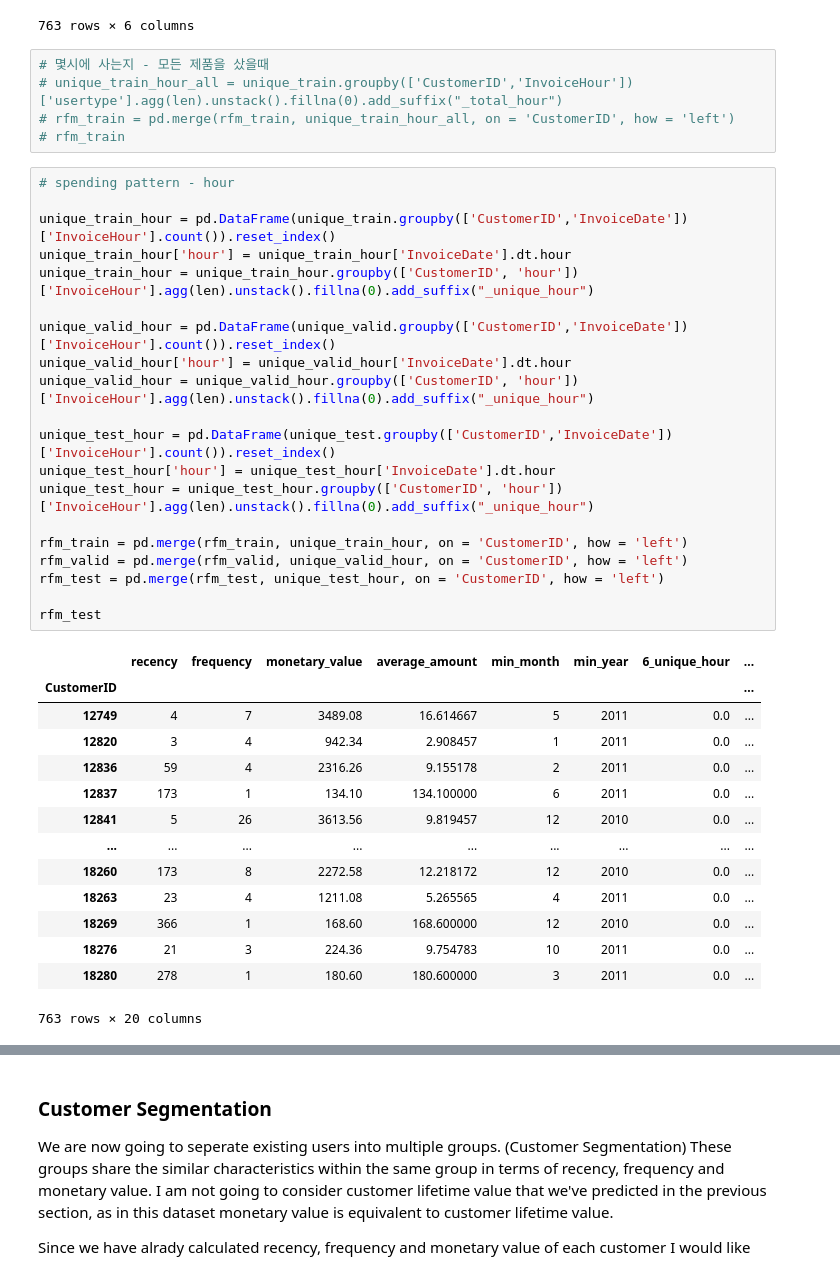
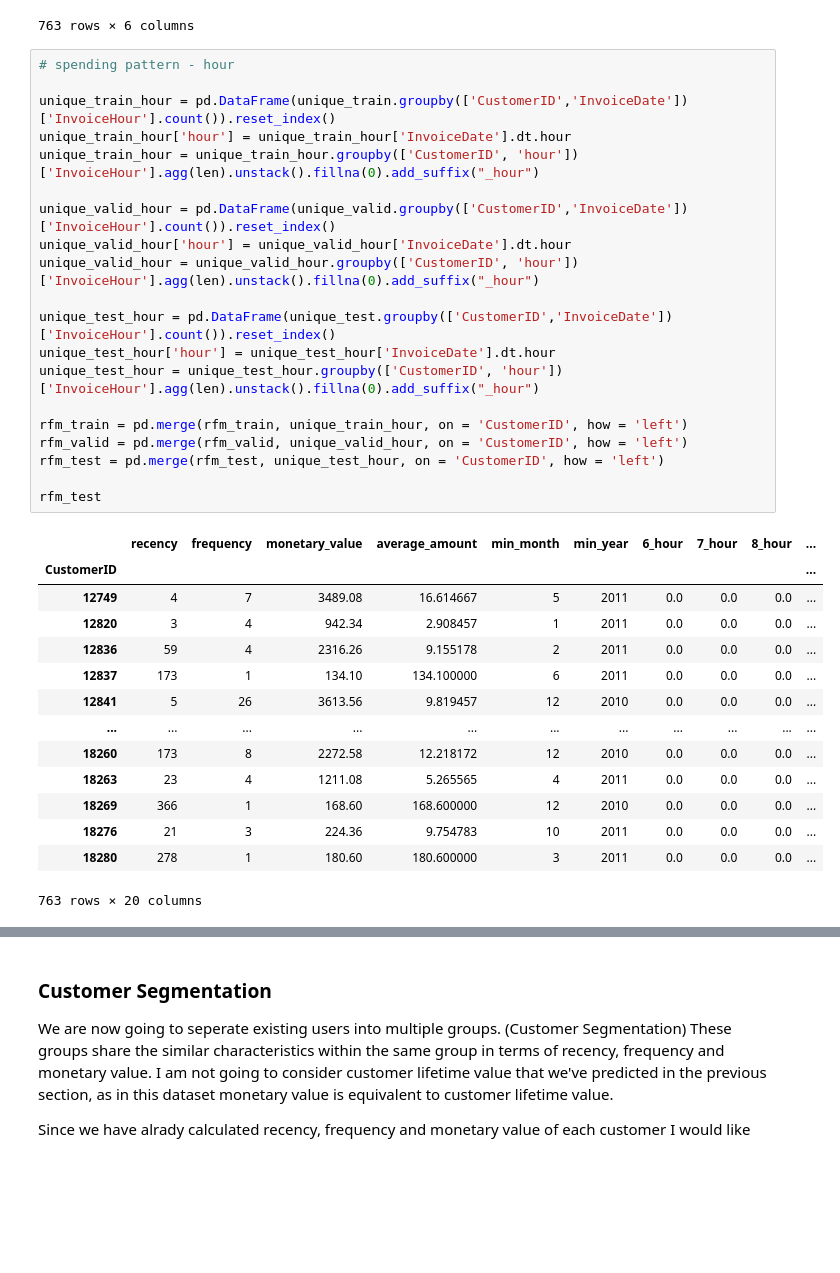
Before and after one commit to miji-lee-kr/CLV_Prediction_With_Cohort_Analysis, a Jupyter notebook: RFM_Cohort_UK_Retailer/RFM_Cohort_Analysis.ipynb, the cells around one changed output, grey strips where cells are left out. Cells and saved outputs as stored; diff of their text form; blank space fills up the shorter version.

```diff
--- a/RFM_Cohort_UK_Retailer/RFM_Cohort_Analysis.ipynb
+++ b/RFM_Cohort_UK_Retailer/RFM_Cohort_Analysis.ipynb
@@ -579,45 +588,40 @@ rfm_test
 | 18276 | 21 | 3 | 224.36 | 9.754783 | 10 | 2011 |
 | 18280 | 278 | 1 | 180.60 | 180.600000 | 3 | 2011 |
 763 rows × 6 columns
-# %%
-# 몇시에 사는지 - 모든 제품을 샀을때
-# unique_train_hour_all = unique_train.groupby(['CustomerID','InvoiceHour'])['usertype'].agg(len).unstack().fillna(0).add_suffix("_total_hour")
-# rfm_train = pd.merge(rfm_train, unique_train_hour_all, on = 'CustomerID', how = 'left')
-# rfm_train
 # %%
 # spending pattern - hour
 
 unique_train_hour = pd.DataFrame(unique_train.groupby(['CustomerID','InvoiceDate'])['InvoiceHour'].count()).reset_index()
 unique_train_hour['hour'] = unique_train_hour['InvoiceDate'].dt.hour
-unique_train_hour = unique_train_hour.groupby(['CustomerID', 'hour'])['InvoiceHour'].agg(len).unstack().fillna(0).add_suffix("_unique_hour")
+unique_train_hour = unique_train_hour.groupby(['CustomerID', 'hour'])['InvoiceHour'].agg(len).unstack().fillna(0).add_suffix("_hour")
 
 unique_valid_hour = pd.DataFrame(unique_valid.groupby(['CustomerID','InvoiceDate'])['InvoiceHour'].count()).reset_index()
 unique_valid_hour['hour'] = unique_valid_hour['InvoiceDate'].dt.hour
-unique_valid_hour = unique_valid_hour.groupby(['CustomerID', 'hour'])['InvoiceHour'].agg(len).unstack().fillna(0).add_suffix("_unique_hour")
+unique_valid_hour = unique_valid_hour.groupby(['CustomerID', 'hour'])['InvoiceHour'].agg(len).unstack().fillna(0).add_suffix("_hour")
 
 unique_test_hour = pd.DataFrame(unique_test.groupby(['CustomerID','InvoiceDate'])['InvoiceHour'].count()).reset_index()
 unique_test_hour['hour'] = unique_test_hour['InvoiceDate'].dt.hour
-unique_test_hour = unique_test_hour.groupby(['CustomerID', 'hour'])['InvoiceHour'].agg(len).unstack().fillna(0).add_suffix("_unique_hour")
+unique_test_hour = unique_test_hour.groupby(['CustomerID', 'hour'])['InvoiceHour'].agg(len).unstack().fillna(0).add_suffix("_hour")
 
 rfm_train = pd.merge(rfm_train, unique_train_hour, on = 'CustomerID', how = 'left')
 rfm_valid = pd.merge(rfm_valid, unique_valid_hour, on = 'CustomerID', how = 'left')
 rfm_test = pd.merge(rfm_test, unique_test_hour, on = 'CustomerID', how = 'left')
 
 rfm_test
 # %% [output]
-|  | recency | frequency | monetary_value | average_amount | min_month | min_year | 6_unique_hour | ... |
-| CustomerID |  |  |  |  |  |  |  | ... |
-| 12749 | 4 | 7 | 3489.08 | 16.614667 | 5 | 2011 | 0.0 | ... |
-| 12820 | 3 | 4 | 942.34 | 2.908457 | 1 | 2011 | 0.0 | ... |
-| 12836 | 59 | 4 | 2316.26 | 9.155178 | 2 | 2011 | 0.0 | ... |
-| 12837 | 173 | 1 | 134.10 | 134.100000 | 6 | 2011 | 0.0 | ... |
-| 12841 | 5 | 26 | 3613.56 | 9.819457 | 12 | 2010 | 0.0 | ... |
-| ... | ... | ... | ... | ... | ... | ... | ... | ... |
-| 18260 | 173 | 8 | 2272.58 | 12.218172 | 12 | 2010 | 0.0 | ... |
-| 18263 | 23 | 4 | 1211.08 | 5.265565 | 4 | 2011 | 0.0 | ... |
-| 18269 | 366 | 1 | 168.60 | 168.600000 | 12 | 2010 | 0.0 | ... |
-| 18276 | 21 | 3 | 224.36 | 9.754783 | 10 | 2011 | 0.0 | ... |
-| 18280 | 278 | 1 | 180.60 | 180.600000 | 3 | 2011 | 0.0 | ... |
+|  | recency | frequency | monetary_value | average_amount | min_month | min_year | 6_hour | 7_hour | 8_hour | ... |
+| CustomerID |  |  |  |  |  |  |  |  |  | ... |
+| 12749 | 4 | 7 | 3489.08 | 16.614667 | 5 | 2011 | 0.0 | 0.0 | 0.0 | ... |
+| 12820 | 3 | 4 | 942.34 | 2.908457 | 1 | 2011 | 0.0 | 0.0 | 0.0 | ... |
+| 12836 | 59 | 4 | 2316.26 | 9.155178 | 2 | 2011 | 0.0 | 0.0 | 0.0 | ... |
+| 12837 | 173 | 1 | 134.10 | 134.100000 | 6 | 2011 | 0.0 | 0.0 | 0.0 | ... |
+| 12841 | 5 | 26 | 3613.56 | 9.819457 | 12 | 2010 | 0.0 | 0.0 | 0.0 | ... |
+| ... | ... | ... | ... | ... | ... | ... | ... | ... | ... | ... |
+| 18260 | 173 | 8 | 2272.58 | 12.218172 | 12 | 2010 | 0.0 | 0.0 | 0.0 | ... |
+| 18263 | 23 | 4 | 1211.08 | 5.265565 | 4 | 2011 | 0.0 | 0.0 | 0.0 | ... |
+| 18269 | 366 | 1 | 168.60 | 168.600000 | 12 | 2010 | 0.0 | 0.0 | 0.0 | ... |
+| 18276 | 21 | 3 | 224.36 | 9.754783 | 10 | 2011 | 0.0 | 0.0 | 0.0 | ... |
+| 18280 | 278 | 1 | 180.60 | 180.600000 | 3 | 2011 | 0.0 | 0.0 | 0.0 | ... |
 763 rows × 20 columns
 # %%
 # spending pattern - year
```
Also changed, not shown: parts of 39 cells of this notebook.
